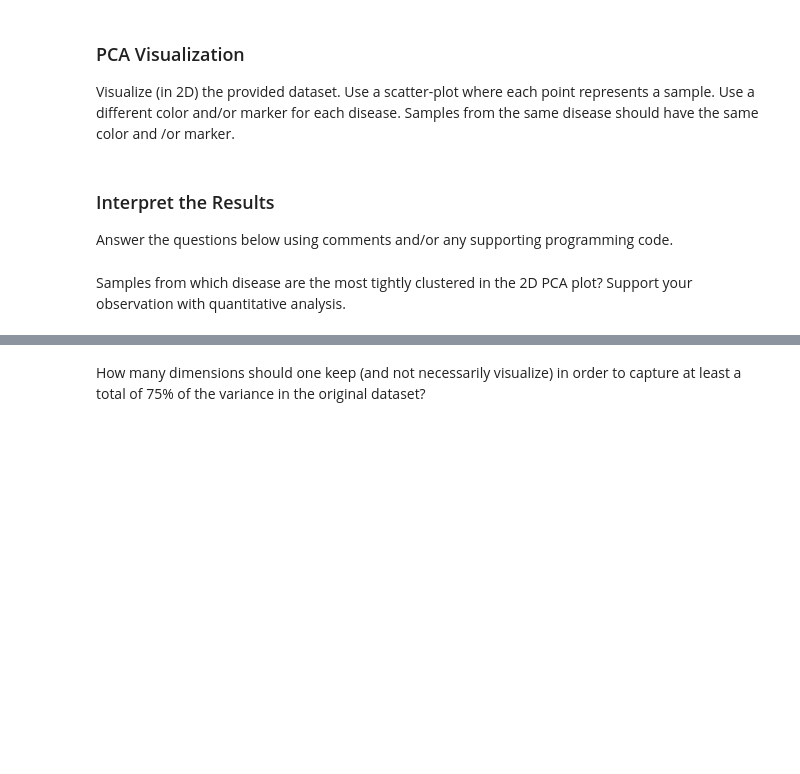
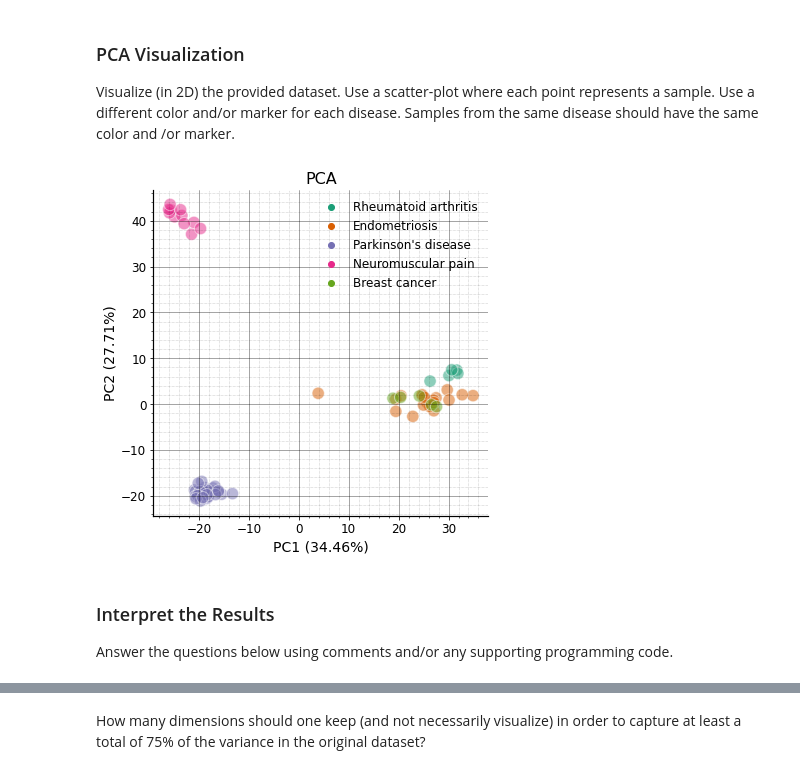
Before and after one commit to Kabilan108/drexel-coursework, a Jupyter notebook: bmes547/3_pca/homework/hwpca.ipynb, the cells around one changed output, grey strips where cells are left out. Saved outputs shown, nothing was run; the diff lists cells and outputs as text; code cells hidden in the pictures; blank space fills up the shorter version.

```diff
--- a/bmes547/3_pca/homework/hwpca.ipynb
+++ b/bmes547/3_pca/homework/hwpca.ipynb
@@ -19,17 +32,59 @@ data = bmes.downloadurl(URL, 'diseases_subset.xlsx')
 ### Load the Data
 
 Read the data from the file and convert it into a usable format.
+# %%
+# Load the data into a pandas dataframe.
+df = pd.read_excel(data)
+
+# Get numerical data
+X = df.drop('gene', axis=1).values.T
+
+# Get feature and sample names
+samples = df.columns[1:].values
+
+# Remove suffixes from sample names
+ptn = re.compile(r"^([A-Za-z ']+)\.?[0-9]*$")
+samples = np.array([ptn.match(x).group(1) for x in samples])
 # %% [markdown]
 ### PCA Visualization
 
 Visualize (in 2D) the provided dataset. Use a scatter-plot where each point
 represents a sample. Use a different color and/or marker for each disease.
 Samples from the same disease should have the same color and /or marker.
+# %%
+# Mean center the data
+X = X - X.mean(axis=0)
+
+# PCA
+pca = PCA(n_components=10)
+pca.fit(X)
+Y = pca.transform(X)
+V = pca.explained_variance_ratio_   # type: ignore
+
+# Plot Principal Components
+fig, ax = plt.subplots(1, 1, figsize=(6, 6))
+g = sns.scatterplot(
+    x=Y[:, 0], y=Y[:, 1], hue=samples, s=150, alpha=0.5, legend='full',
+    palette='Dark2', ax=ax
+)
+g.legend(loc='upper right', fontsize=12, frameon=False)
+
+# Plot labels
+ax.set_xlabel(f'PC1 ({V[0]:.2%})', fontsize=14)
+ax.set_ylabel(f'PC2 ({V[1]:.2%})', fontsize=14)
+ax.set_title('PCA', fontsize=16)
+
+# Figure appearance
+ax.spines[['top', 'right']].set_visible(False)
+ax.spines[['left', 'bottom']].set_linewidth(1.2)
+ax.tick_params(axis='both', labelsize=12)
+ax.minorticks_on()
+ax.grid(which='minor', linestyle=':', linewidth='0.5', color='black', alpha=0.4)
+ax.grid(which='major', linestyle='-', linewidth='0.5', color='black', alpha=0.7)
+# %% [output]
+[figure, added]
 # %% [markdown]
 ### Interpret the Results
 
 Answer the questions below using comments and/or any supporting programming
 code.
-# %% [markdown]
-Samples from which disease are the most tightly clustered in the 2D PCA plot?
-Support your observation with quantitative analysis.
```
Also changed, not shown: parts of 5 cells of this notebook.
